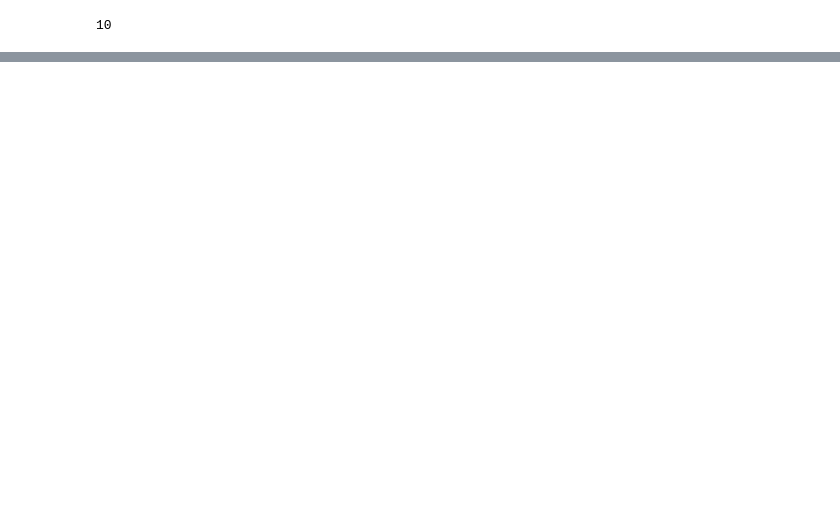
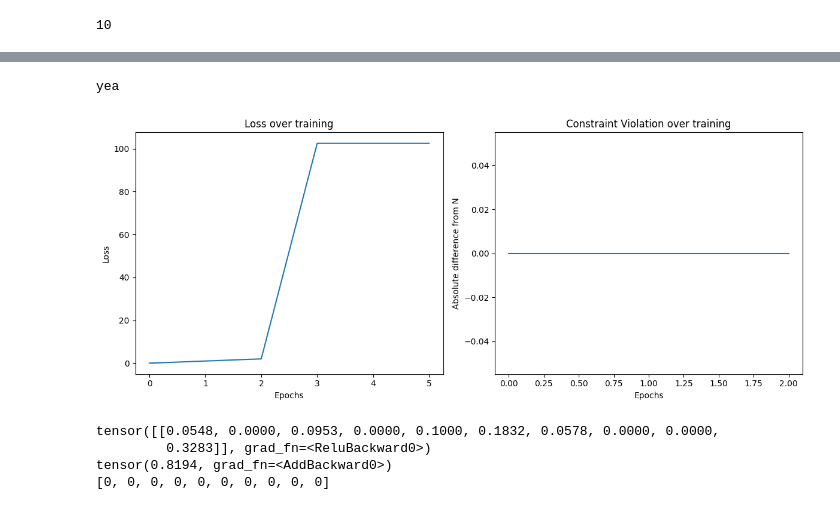
Before and after one commit to HttTavares/phd, a Jupyter notebook: test.ipynb, the cells around one changed output, grey strips where cells are left out. Cells and saved outputs as stored; diff of their text form; code cells hidden in the pictures; blank space fills up the shorter version.

```diff
--- a/test.ipynb
+++ b/test.ipynb
@@ -316,0 +258,9 @@ tensor(239.4152, grad_fn=<AddBackward0>)
+# %%
+train( 500, print_bool=True, plot_bool=True )
+# %% [output]
+yea
+[figure, added]
+tensor([[0.0548, 0.0000, 0.0953, 0.0000, 0.1000, 0.1832, 0.0578, 0.0000, 0.0000,
+         0.3283]], grad_fn=<ReluBackward0>)
+tensor(0.8194, grad_fn=<AddBackward0>)
+[0, 0, 0, 0, 0, 0, 0, 0, 0, 0]
```
Also changed, not shown: parts of 11 cells of this notebook, 2 other files.
